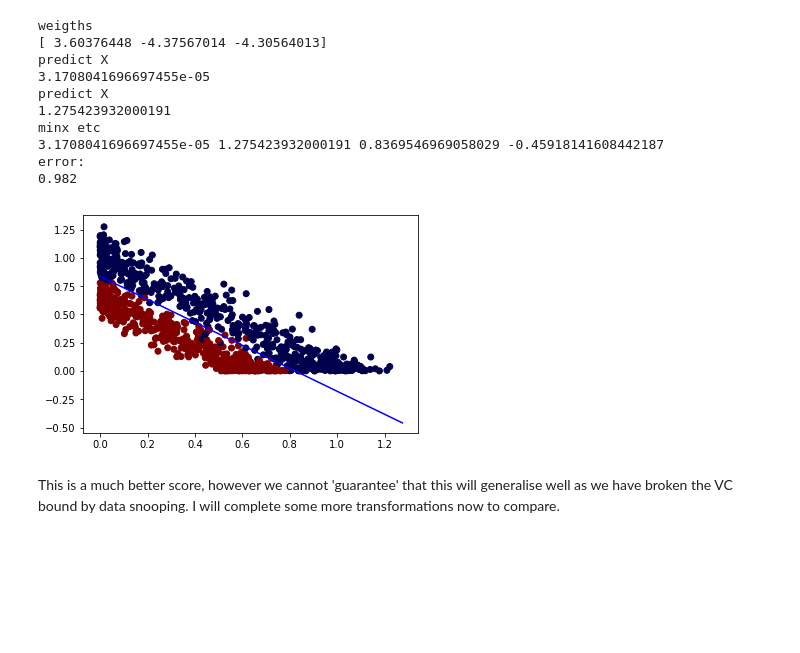
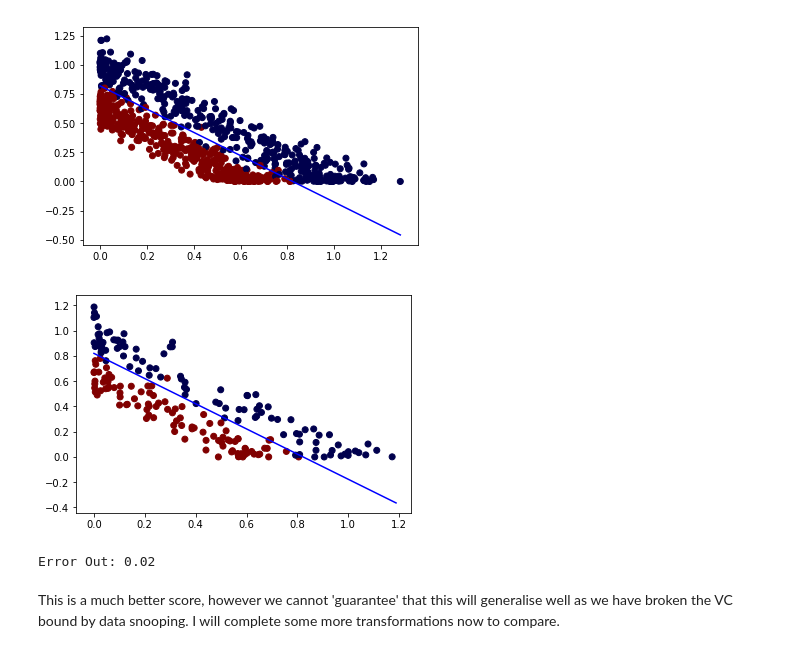
Before and after one commit to vipulpopat/MSCAI_Sem1_Etivity3, a Jupyter notebook: Etivity3_LinearClassification.ipynb, the cells around one changed output. Cells and saved outputs as stored; diff of their text form; code cells hidden in the pictures; blank space fills up the shorter version.

```diff
--- a/Etivity3_LinearClassification.ipynb
+++ b/Etivity3_LinearClassification.ipynb
@@ -167,22 +68,16 @@ The accuracy score is dissapointing as the dataset is not linearly seperable. We
 # %%
-X2 = X * X
+X2_train = X_train * X_train
+X2_test = X_test * X_test
 clf2 = LinearClassifier()
-clf2.fit(X2, y)
-clf2.plot(X2, y)
-pred = clf2.predict_class(X2)
-print("error: ")
-print(clf2.calculate_error(pred, y))
+clf2.fit(X2_train, y_train)
+clf2.plot(X2_train, y_train)
+clf2.plot(X2_test, y_test)
+pred = clf2.predict_class(X2_test)
+error = clf2.calculate_error(pred, y_test)
+print("Error Out:", error)
 # %% [output]
+[figure, new version]
+[figure, added]
-weigths
-[ 3.60376448 -4.37567014 -4.30564013]
-predict X
-3.1708041696697455e-05
-predict X
-1.275423932000191
-minx etc
-3.1708041696697455e-05 1.275423932000191 0.8369546969058029 -0.45918141608442187
-error:
-0.982
+Error Out: 0.02
-[figure, old version]
 # %% [markdown]
 This is a much better score, however we cannot 'guarantee' that this will generalise well as we have broken the VC bound by data snooping. I will complete some more transformations now to compare.
```
Also changed, not shown: parts of 15 cells of this notebook.
